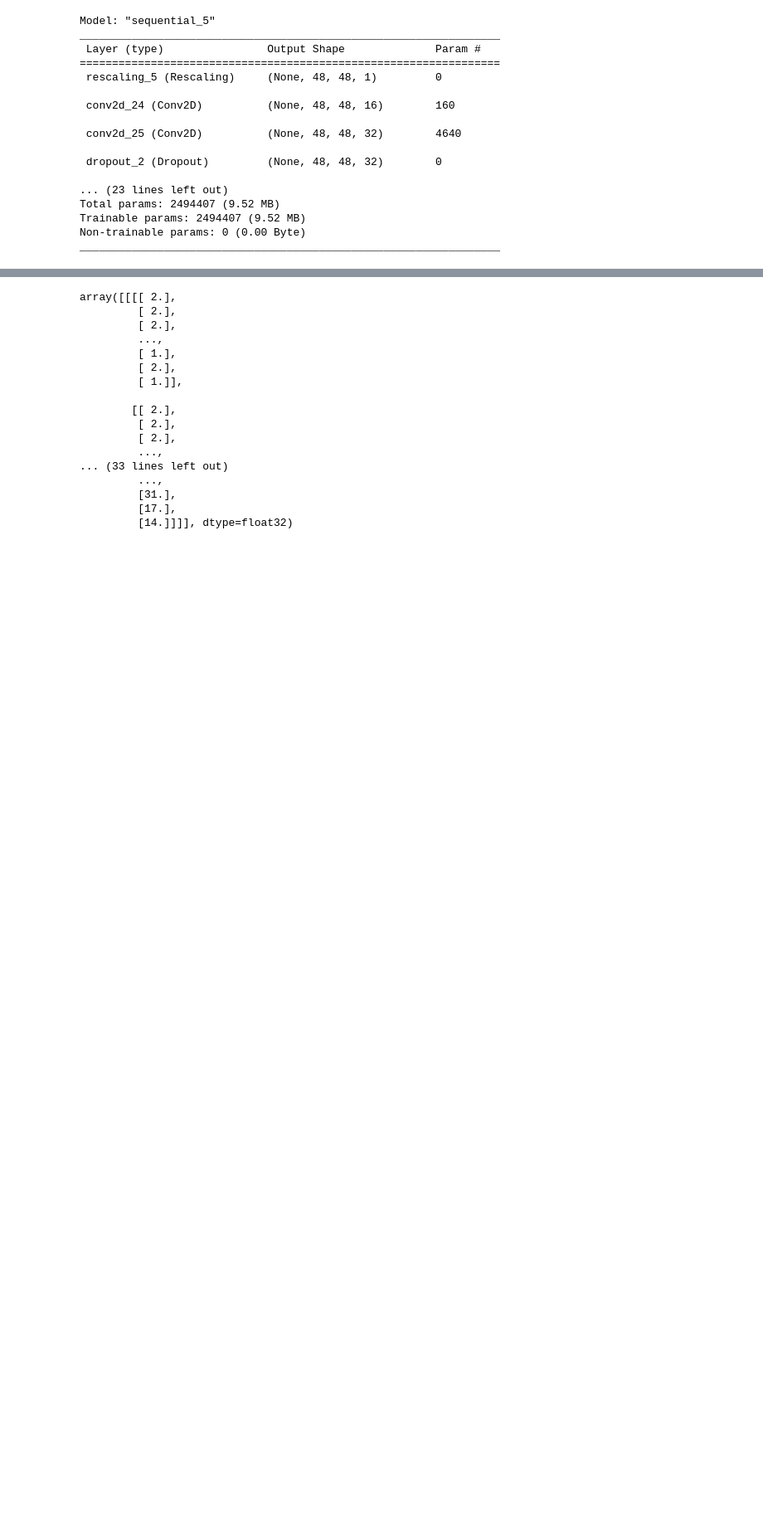
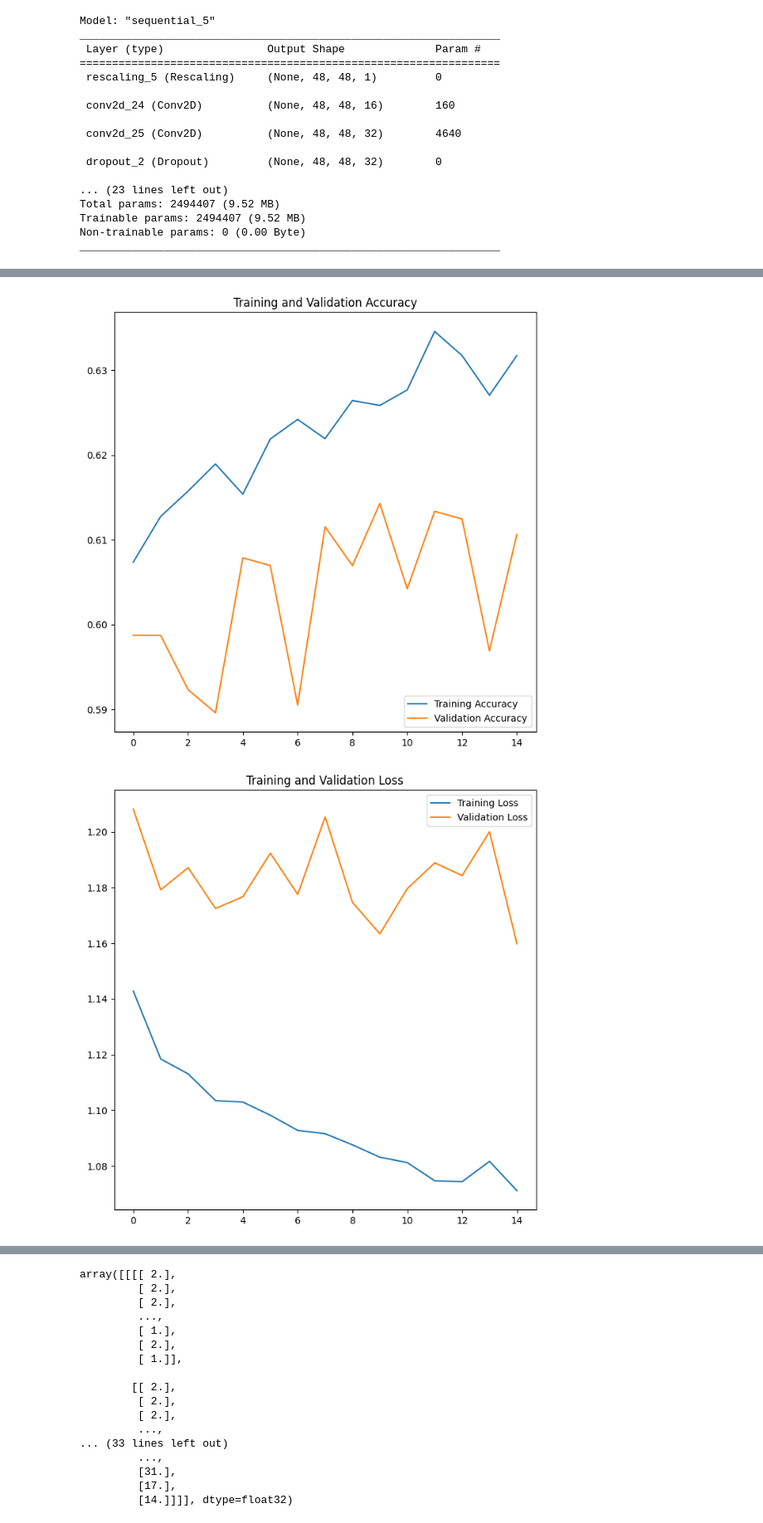
Before and after one commit to Campeone/CNN-Facial-Emotion-Detection, a Jupyter notebook: Facial_Emotion_Detection.ipynb, the cells around one changed output, grey strips where cells are left out. Shown at 83% size. Saved outputs shown, nothing was run; the diff lists cells and outputs as text; code cells hidden in the pictures; blank space fills up the shorter version.

```diff
--- a/Facial_Emotion_Detection.ipynb
+++ b/Facial_Emotion_Detection.ipynb
@@ -754,3 +913,8 @@ loss_accuracy_curve(history)
+# %%
+loss_accuracy_curve(history)
+# %% [output]
+[figure, added]
+[figure, added]
 # %%
 
 
```
Also changed, not shown: parts of 25 cells of this notebook.
